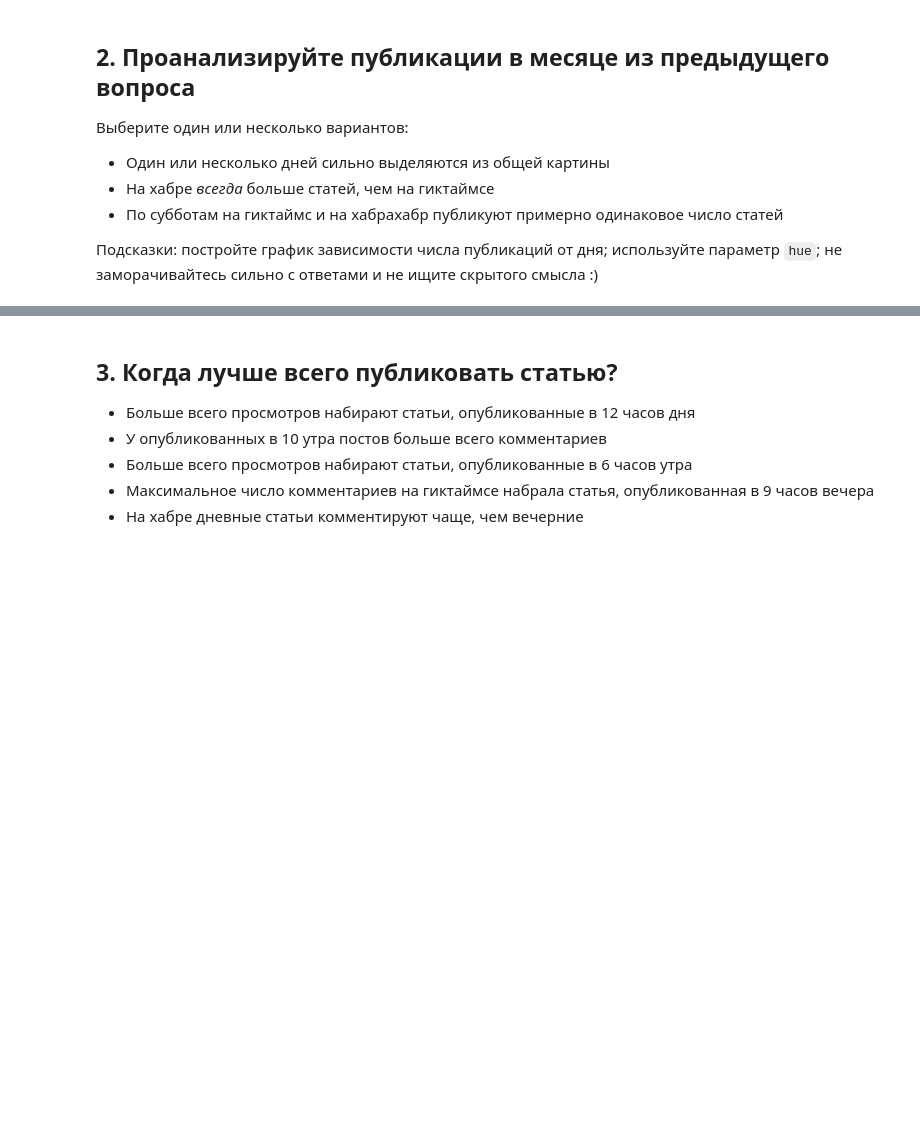
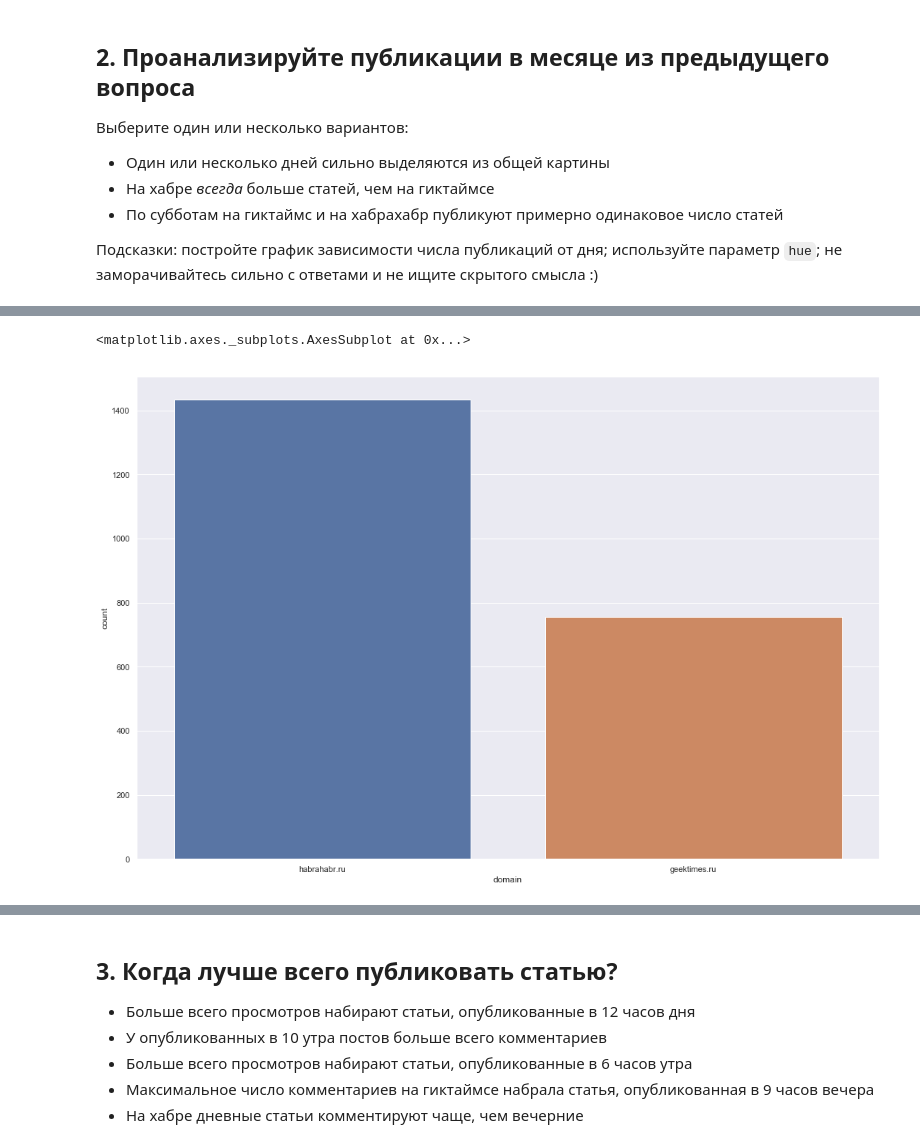
Before and after one commit to KomissarovSemyon/mlcourse.ai, a Jupyter notebook: jupyter_russian/assignments_demo/assignment02_habr_visual_analysis.ipynb, the cells around one changed output, grey strips where cells are left out. Saved outputs shown, nothing was run; the diff lists cells and outputs as text; code cells hidden in the pictures; blank space fills up the shorter version.

```diff
--- a/jupyter_russian/assignments_demo/assignment02_habr_visual_analysis.ipynb
+++ b/jupyter_russian/assignments_demo/assignment02_habr_visual_analysis.ipynb
@@ -128,0 +192,5 @@ sns.countplot(df[mask])
+# %%
+sns.countplot(x='domain', data=big_month)
+# %% [output]
+<matplotlib.axes._subplots.AxesSubplot at 0x...>
+[figure, added]
```
Also changed, not shown: parts of 14 cells of this notebook.
